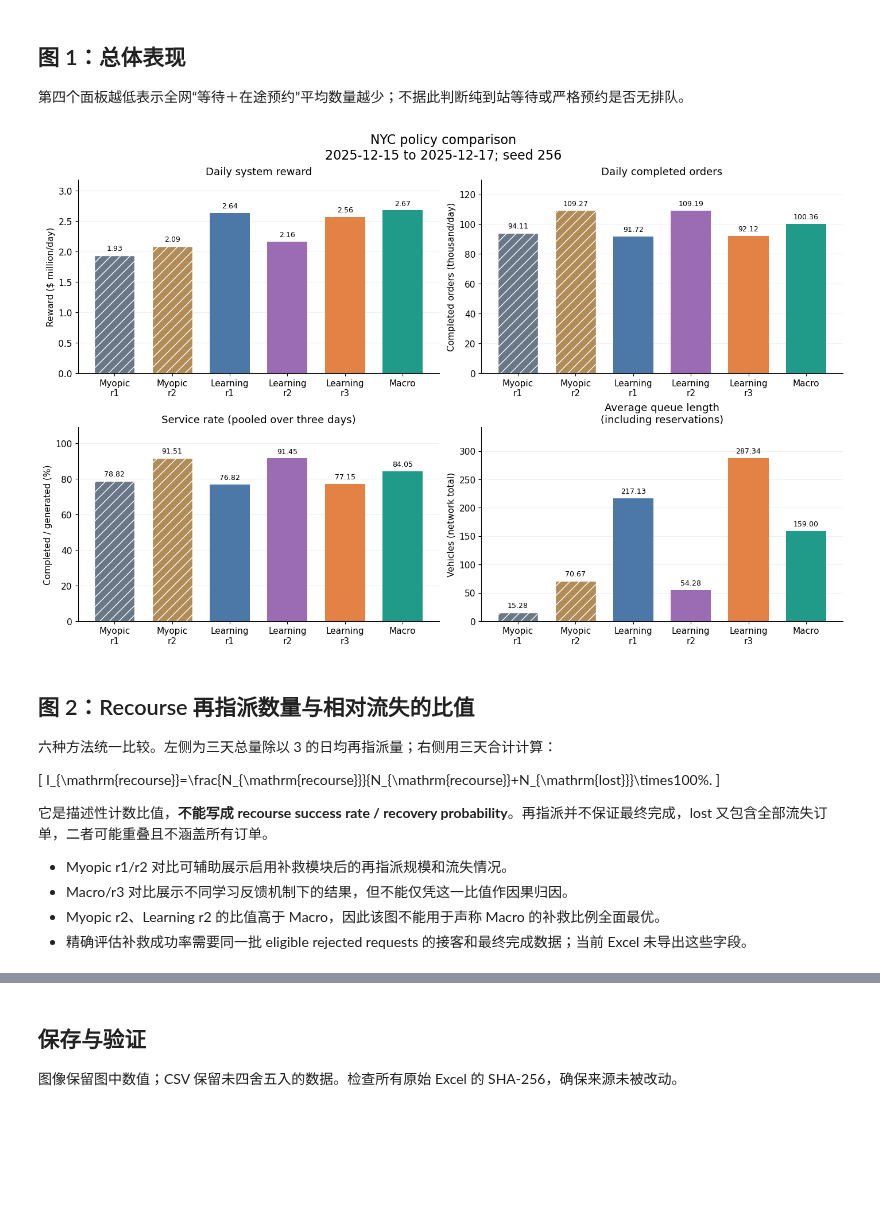
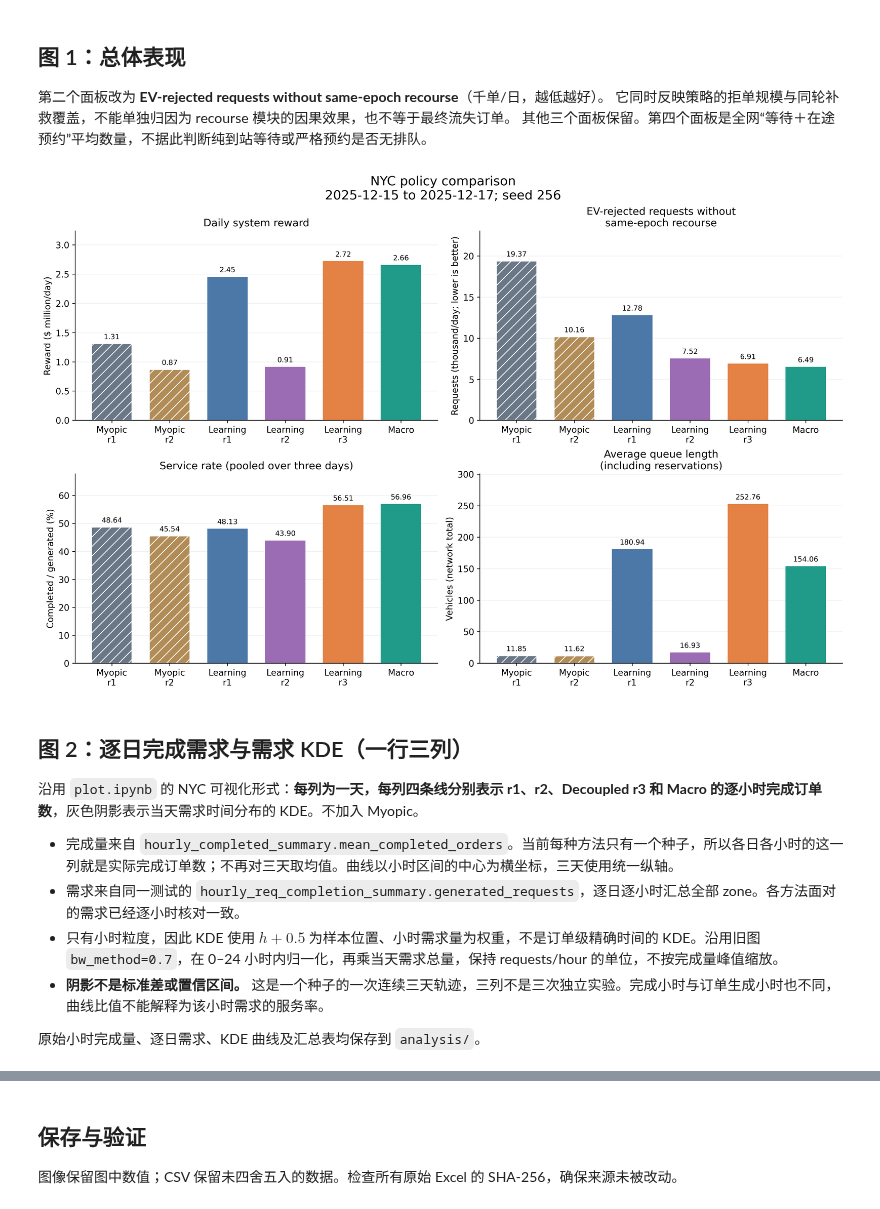
Before and after one commit to miluosi/icaps, a Jupyter notebook: plot_nye_data.ipynb, the cells around one changed output, grey strips where cells are left out. Saved outputs shown, nothing was run; the diff lists cells and outputs as text; code cells hidden in the pictures; blank space fills up the shorter version.

```diff
--- a/plot_nye_data.ipynb
+++ b/plot_nye_data.ipynb
@@ -15,18 +17,18 @@ import matplotlib.pyplot as plt
 from IPython.display import display
 
 ROOT = next((p for p in [Path.cwd(), *Path.cwd().parents]
-             if (p / 'results/nye_results').is_dir()), None)
+             if (p / 'results/continuous_nyc_results').is_dir()), None)
 if ROOT is None:
     raise FileNotFoundError('请从 icaps 项目或其子目录运行 notebook。')
-DATA_DIR = ROOT / 'results/nye_results'
+DATA_DIR = ROOT / 'results/continuous_nyc_results'
 FIG_DIR = DATA_DIR / 'paper_figures'
 ANALYSIS_DIR = DATA_DIR / 'analysis'
 FIG_DIR.mkdir(exist_ok=True)
 ANALYSIS_DIR.mkdir(exist_ok=True)
 EPOCH_SECONDS = 30.0  # 与这些导出结果的 NYC 测试设置一致
 SPECS = [
-    ('benchmark_r1', 'Myopic r1', 'MCMF', 'r1', '#697786'),
-    ('benchmark_r2', 'Myopic r2', 'MCMF', 'r2', '#b28c57'),
+    ('myopic_r1', 'Myopic r1', 'MCMF', 'r1', '#697786'),
+    ('myopic_r2', 'Myopic r2', 'MCMF', 'r2', '#b28c57'),
     ('r1', 'Learning r1', 'ADP-MCMF', 'r1', '#4c78a8'),
     ('r2', 'Learning r2', 'ADP-MCMF', 'r2', '#9b6cb3'),
     ('r3', 'Learning r3', 'ADP-MCMF', 'r3', '#e48144'),
@@ -39,7 +41,7 @@ mpl.rcParams.update({
     'font.family': 'DejaVu Sans', 'font.size': 11, 'axes.titlesize': 13,
     'axes.labelsize': 11, 'axes.spines.top': False, 'axes.spines.right': False,
     'axes.grid': True, 'grid.alpha': .18, 'axes.axisbelow': True,
-    'figure.dpi': 110, 'savefig.dpi': 240, 'pdf.fonttype': 42,
+    'figure.dpi': 300, 'savefig.dpi': 300, 'pdf.fonttype': 42,
 })
 FIGURES = []
 
@@ -89,7 +94,7 @@ SHEETS = ['detail', 'daily_req_completion_summary', 'hourly_req_completion_summa
           'hourly_completed_summary', 'hourly_station_queue_summary', 'hourly_zone_vehicle_summary']
 books, source_info = {}, []
 for suffix, label, strategy, method, color in SPECS:
-    path = DATA_DIR / f'test_results_4way_optimization_anchored_residual_{suffix}.xlsx'
+    path = DATA_DIR / f'test_results_4way_optimization_anchored_residual_continuous_{suffix}.xlsx'
     book = pd.read_excel(path, sheet_name=SHEETS)
     for sheet, frame in book.items():
         assert set(frame['strategy']) == {strategy}, (label, sheet, 'strategy mismatch')
@@ -166,6 +171,21 @@ metrics['mean_daily_final_soc_pct'] = raw.avg_battery_level * 100
 metrics['recourse_per_day'] = raw.recourse_requests / N_DAYS
 metrics['lost_requests_per_day'] = raw.lost_requests / N_DAYS
 metrics['rejected_unique_per_day'] = raw.rejected_requests / N_DAYS
+
+# 去重订单口径：recourse 是 EV-rejected 订单的子集；不能用重复拒单事件数 reject。
+assert raw[['rejected_requests', 'recourse_requests']].notna().all().all()
+assert (raw.recourse_requests >= 0).all()
+assert (raw.rejected_requests >= raw.recourse_requests).all()
+np.testing.assert_allclose(raw.recourse_assigned_requests, raw.recourse_requests)
+assert (raw.recourse_completed_requests >= 0).all()
+assert (raw.recourse_completed_requests <= raw.recourse_assigned_requests).all()
+np.testing.assert_allclose(raw.recourse_completed_requests + raw.recourse_uncompleted_requests,
+                           raw.recourse_assigned_requests)
+metrics['rejected_without_same_epoch_recourse_total'] = raw.rejected_requests - raw.recourse_requests
+metrics['rejected_without_same_epoch_recourse_per_day'] = metrics.rejected_without_same_epoch_recourse_total / N_DAYS
+metrics['recourse_rate_pct'] = 100 * raw.recourse_requests / raw.rejected_requests.replace(0, np.nan)
+metrics['recourse_completion_success_pct'] = 100 * raw.recourse_completed_requests / raw.recourse_assigned_requests.replace(0, np.nan)
+np.testing.assert_allclose(metrics.recourse_completion_success_pct, raw.recourse_success_rate_pct, equal_nan=True)
 
 # 先逐小时对站点（按 zone 导出）求和，再对三个完整日的 72 个小时求均值。
 # mean_queue_vehicle_count 包括 charging_queue_notarrived，不是纯到站等待人数。
@@ -182,6 +202,7 @@ for label, book in books.items():
     metrics.loc[label, 'exported_station_count'] = hourly_queue.mean_station_count.iloc[0]
     assert hourly_queue.mean_station_count.nunique() == 1
 display(metrics[['reward_per_day', 'completed_per_day', 'service_pooled_pct',
+                 'rejected_without_same_epoch_recourse_per_day', 'recourse_rate_pct',
                  'mean_network_queue_including_inbound', 'exported_station_count']].round(2))
 metrics.to_csv(ANALYSIS_DIR / 'comparison_metrics.csv')
 pd.concat(queue_hourly, names=['Method']).to_csv(ANALYSIS_DIR / 'network_queue_hourly.csv')
@@ -197,32 +239,31 @@ pd.concat(queue_hourly, names=['Method']).to_csv(ANALYSIS_DIR / 'network_queue_h
 # %% [markdown]
 ## 图 1：总体表现
 
-第四个面板越低表示全网“等待＋在途预约”平均数量越少；不据此判断纯到站等待或严格预约是否无排队。
+第二个面板改为 **EV-rejected requests without same-epoch recourse**（千单/日，越低越好）。
+它同时反映策略的拒单规模与同轮补救覆盖，不能单独归因为 recourse 模块的因果效果，也不等于最终流失订单。
+其他三个面板保留。第四个面板是全网“等待＋在途预约”平均数量，不据此判断纯到站等待或严格预约是否无排队。
 # %%
 fig, axes = plt.subplots(2, 2, figsize=(14, 9), layout='constrained')
 bars(axes[0, 0], metrics.reward_per_day / 1e6, 'Daily system reward', 'Reward ($ million/day)', '.2f')
-bars(axes[0, 1], metrics.completed_per_day / 1000, 'Daily completed orders', 'Completed orders (thousand/day)', '.2f')
+bars(axes[0, 1], metrics.rejected_without_same_epoch_recourse_per_day / 1000,
+     'EV-rejected requests without\nsame-epoch recourse', 'Requests (thousand/day; lower is better)', '.2f')
 bars(axes[1, 0], metrics.service_pooled_pct, 'Service rate (pooled over three days)', 'Completed / generated (%)', '.2f')
 bars(axes[1, 1], metrics.mean_network_queue_including_inbound, 'Average queue length\n(including reservations)', 'Vehicles (network total)', '.2f')
 fig.suptitle('NYC policy comparison\n' + PERIOD, fontsize=16)
-save_show(fig, '01_policy_overview', 'Daily reward/completions, pooled service rate, mean network queue including inbound reservations')
+save_show(fig, '01_policy_overview', 'Daily reward, unique EV-rejected requests without same-epoch recourse per day, pooled service rate, mean network queue including reservations')
 # %% [output]
-[figure, old version]
+[figure, new version]
 # %% [markdown]
-## 图 2：Recourse 再指派数量与相对流失的比值
+## 图 2：逐日完成需求与需求 KDE（一行三列）
 
-六种方法统一比较。左侧为三天总量除以 3 的日均再指派量；右侧用三天合计计算：
+沿用 `plot.ipynb` 的 NYC 可视化形式：**每列为一天，每列四条线分别表示 r1、r2、Decoupled r3 和 Macro 的逐小时完成订单数**，灰色阴影表示当天需求时间分布的 KDE。不加入 Myopic。
 
-\[
-I_{\mathrm{recourse}}=\frac{N_{\mathrm{recourse}}}{N_{\mathrm{recourse}}+N_{\mathrm{lost}}}\times100\%.
-\]
+- 完成量来自 `hourly_completed_summary.mean_completed_orders`。当前每种方法只有一个种子，所以各日各小时的这一列就是实际完成订单数；不再对三天取均值。曲线以小时区间的中心为横坐标，三天使用统一纵轴。
+- 需求来自同一测试的 `hourly_req_completion_summary.generated_requests`，逐日逐小时汇总全部 zone。各方法面对的需求已经逐小时核对一致。
+- 只有小时粒度，因此 KDE 使用 $h+0.5$ 为样本位置、小时需求量为权重，不是订单级精确时间的 KDE。沿用旧图 `bw_method=0.7`，在 0–24 小时内归一化，再乘当天需求总量，保持 requests/hour 的单位，不按完成量峰值缩放。
+- **阴影不是标准差或置信区间。** 这是一个种子的一次连续三天轨迹，三列不是三次独立实验。完成小时与订单生成小时也不同，曲线比值不能解释为该小时需求的服务率。
 
-它是描述性计数比值，**不能写成 recourse success rate / recovery probability**。再指派并不保证最终完成，lost 又包含全部流失订单，二者可能重叠且不涵盖所有订单。
-
-- Myopic r1/r2 对比可辅助展示启用补救模块后的再指派规模和流失情况。
-- Macro/r3 对比展示不同学习反馈机制下的结果，但不能仅凭这一比值作因果归因。
-- Myopic r2、Learning r2 的比值高于 Macro，因此该图不能用于声称 Macro 的补救比例全面最优。
-- 精确评估补救成功率需要同一批 eligible rejected requests 的接客和最终完成数据；当前 Excel 未导出这些字段。
+原始小时完成量、逐日需求、KDE 曲线及汇总表均保存到 `analysis/`。
 # %%
 recourse_data = pd.DataFrame(index=ORDER)
 recourse_data.index.name = 'Method'
```
Also changed, not shown: parts of 9 cells of this notebook, 3 other files.
